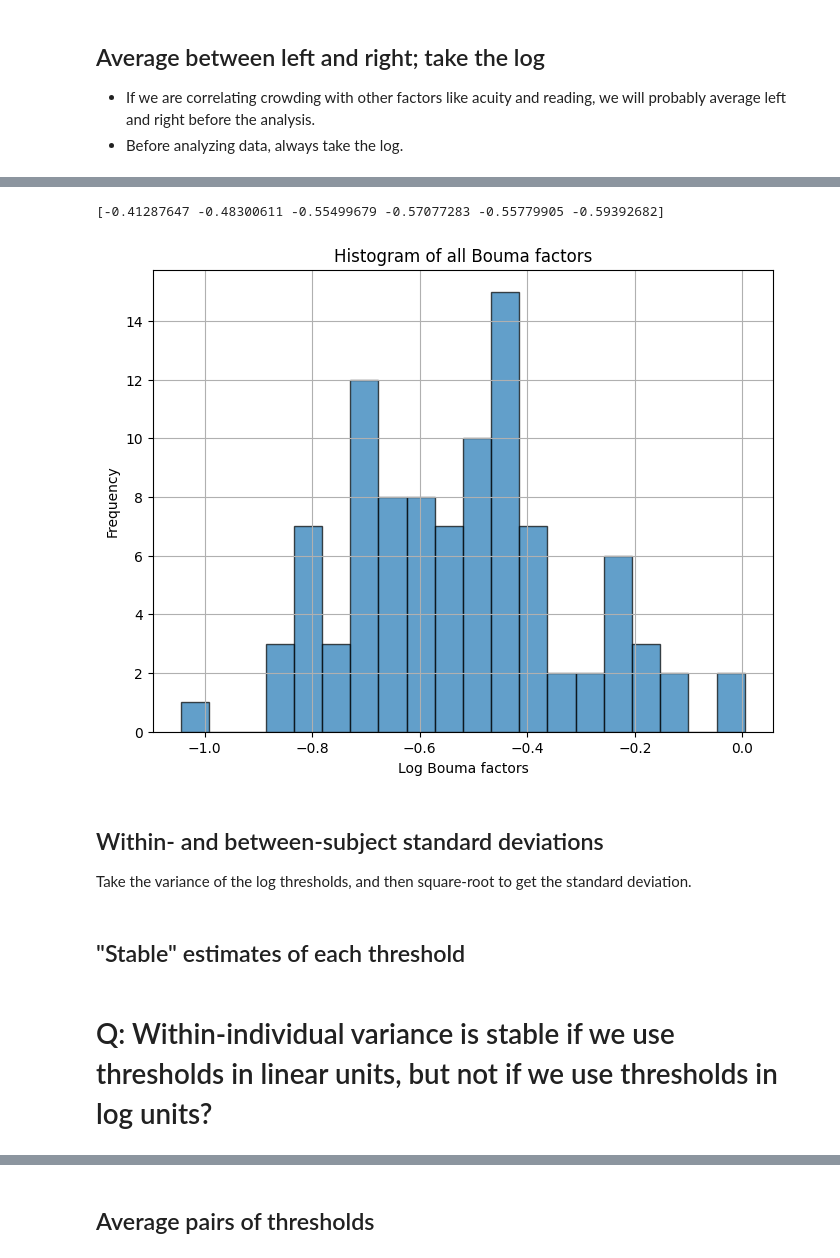
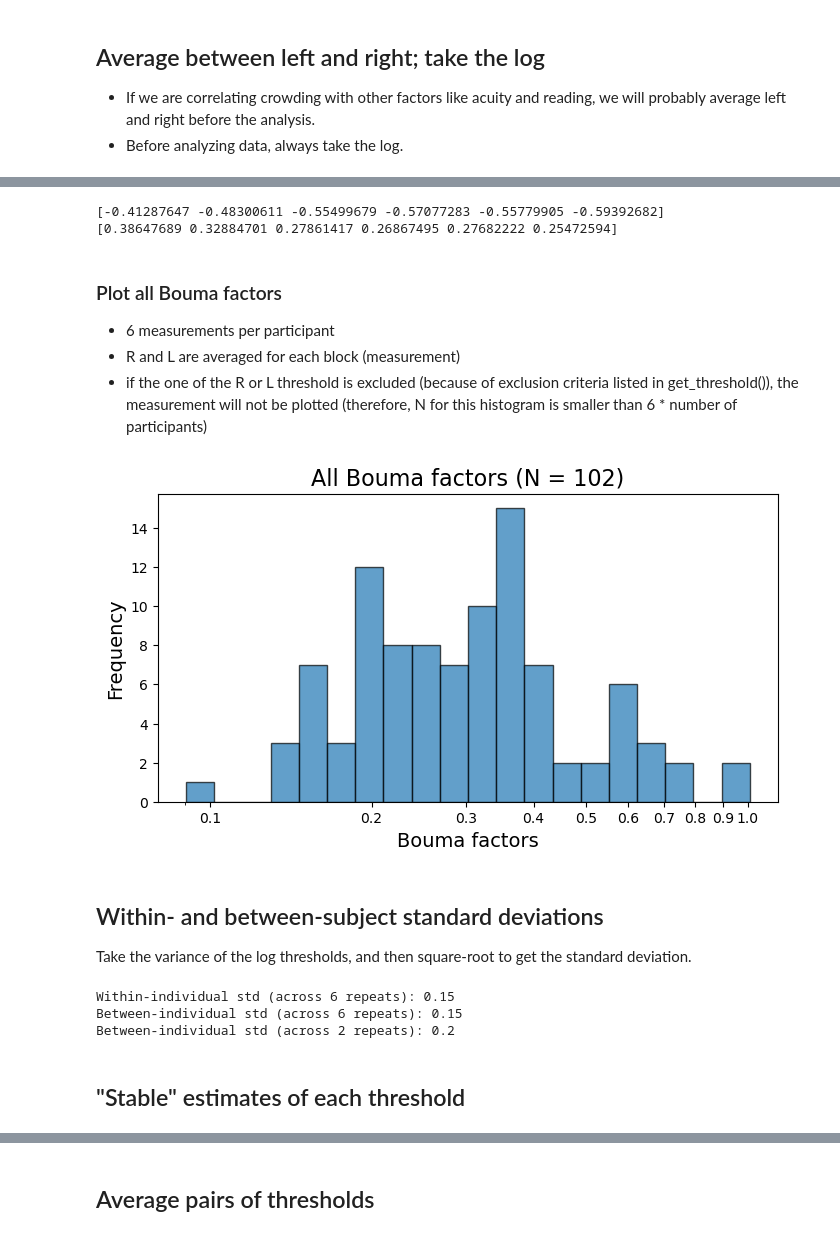
Before and after one commit to fh986/crowding-individual-difference, a Jupyter notebook: Variance_Crowding.ipynb, the cells around one changed output, grey strips where cells are left out. Cells and saved outputs as stored; diff of their text form; code cells hidden in the pictures.

Commit message:
plotted histograms and variances of thresholds

```diff
--- a/Variance_Crowding.ipynb
+++ b/Variance_Crowding.ipynb
@@ -297,21 +297,43 @@ plt.show()
 # %% [output]
 [figure]
 # %%
+# print out mean values to show mean learning
 print(np.nanmean(subj_avgRL_log, axis = 0))
+print(10 ** np.nanmean(subj_avgRL_log, axis = 0))
 # %% [output]
 [-0.41287647 -0.48300611 -0.55499679 -0.57077283 -0.55779905 -0.59392682]
+[0.38647689 0.32884701 0.27861417 0.26867495 0.27682222 0.25472594]
+# %% [markdown]
+### Plot all Bouma factors
+- 6 measurements per participant
+- R and L are averaged for each block (measurement)
+- if the one of the R or L threshold is excluded (because of exclusion criteria listed in get_threshold()), the measurement will not be plotted (therefore, N for this histogram is smaller than 6 * number of participants)
 # %%
-flattened_data = subj_avgRL_log.flatten()
+avg_RL_flattened = subj_avgRL_log.flatten()
+
+# make the bins look the same size on a log scale
+num_bins = 20
+min_val = 10 ** np.nanmin(avg_RL_flattened)
+max_val = 10 ** np.nanmax(avg_RL_flattened)
+bins = np.logspace(np.log10(min_val), np.log10(max_val), num_bins + 1)
+
 
 # Plot histogram
-plt.figure(figsize=(8, 6))
-plt.hist(flattened_data, bins=20, edgecolor='black', alpha=0.7)
-plt.xlabel('Log Bouma factors')
-plt.ylabel('Frequency')
-plt.title('Histogram of all Bouma factors')
-plt.grid(True)
+plt.figure(figsize=(8, 4))
+plt.hist(10 ** avg_RL_flattened, bins=bins, edgecolor='black', alpha=0.7)
+plt.xlabel('Bouma factors', fontsize=14)
+plt.ylabel('Frequency', fontsize=14)
+plt.title(f'All Bouma factors (N = {len(avg_RL_flattened)})', fontsize=16)
+plt.xscale('log')
+
+# add ticks and format them as normal floats
+tick_positions = np.linspace(0.1, 1, num=10)
+plt.xticks(tick_positions, labels=[f"{x:.1f}" for x in tick_positions])
+
+
+plt.show()
 # %% [output]
-[figure, old version]
+[figure, new version]
 # %% [markdown]
 ## Within- and between-subject standard deviations
 
@@ -342,10 +362,25 @@ def calculate_btw_within_ratio(btw, within):
     ratio = (10**btw)/(10**within)
 
     return ratio
+# %%
+within_var_6_repeats, btw_var_6_repeats = calculate_within_btw_var(subj_avgRL_log)
+within_std_6_repeats = round(np.sqrt(within_var_6_repeats),2)
+btw_std_6_repeats = round(np.sqrt(btw_var_6_repeats),2)
+
+print(f'Within-individual std (across 6 repeats): {within_std_6_repeats}')
+print(f'Between-individual std (across 6 repeats): {btw_std_6_repeats}')
+
+
+_, btw_var_2_repeats = calculate_within_btw_var(subj_avgRL_log[:, 0:2])
+btw_std_2_repeats = round(np.sqrt(btw_var_2_repeats),2)
+
+print(f'Between-individual std (across 2 repeats): {btw_std_2_repeats}')
+# %% [output]
+Within-individual std (across 6 repeats): 0.15
+Between-individual std (across 6 repeats): 0.15
+Between-individual std (across 2 repeats): 0.2
 # %% [markdown]
 ## "Stable" estimates of each threshold
-# %% [markdown]
-# Q: Within-individual variance is stable if we use thresholds in linear units, but not if we use thresholds in log units?
 # %%
 def variance_summary_forward(threshold_mtx, start_block = 3):
 
```
Also changed, not shown: parts of 17 cells of this notebook.
